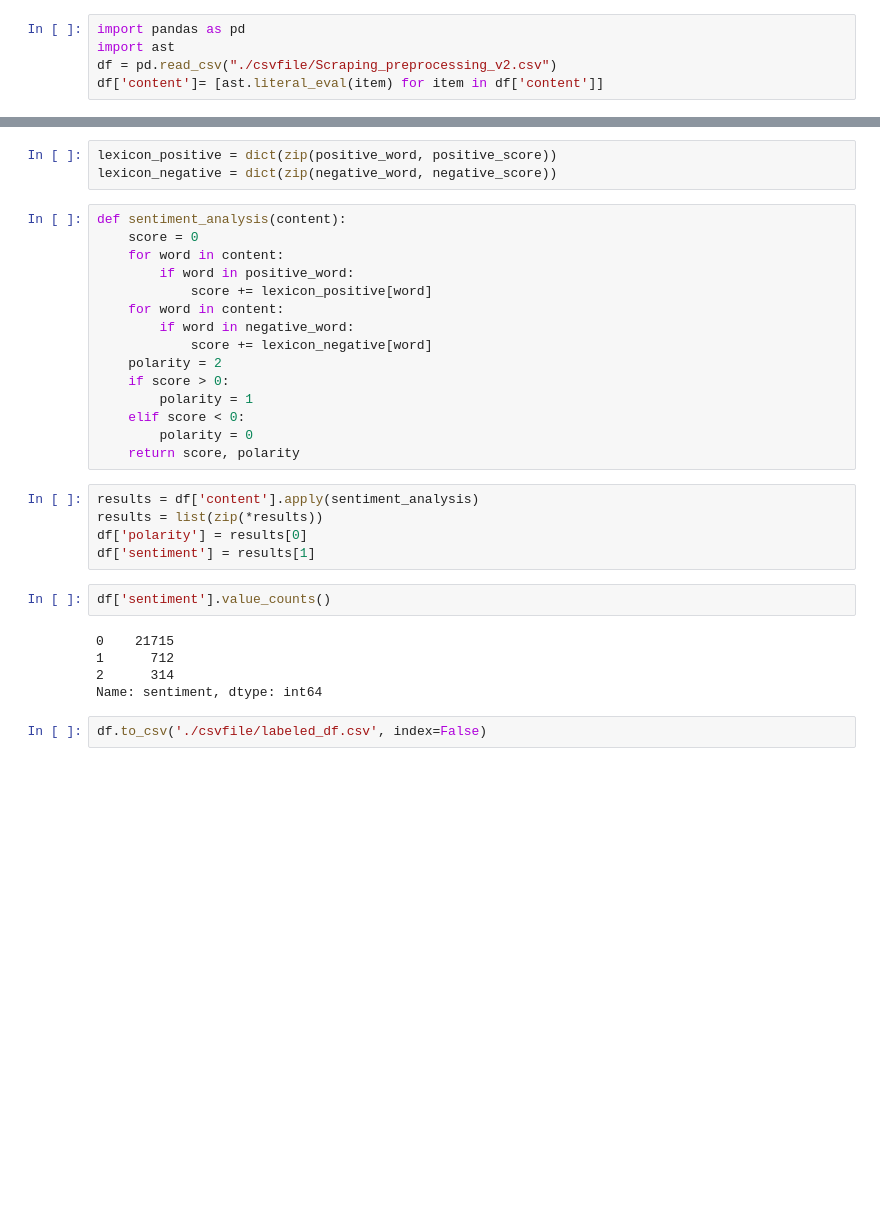
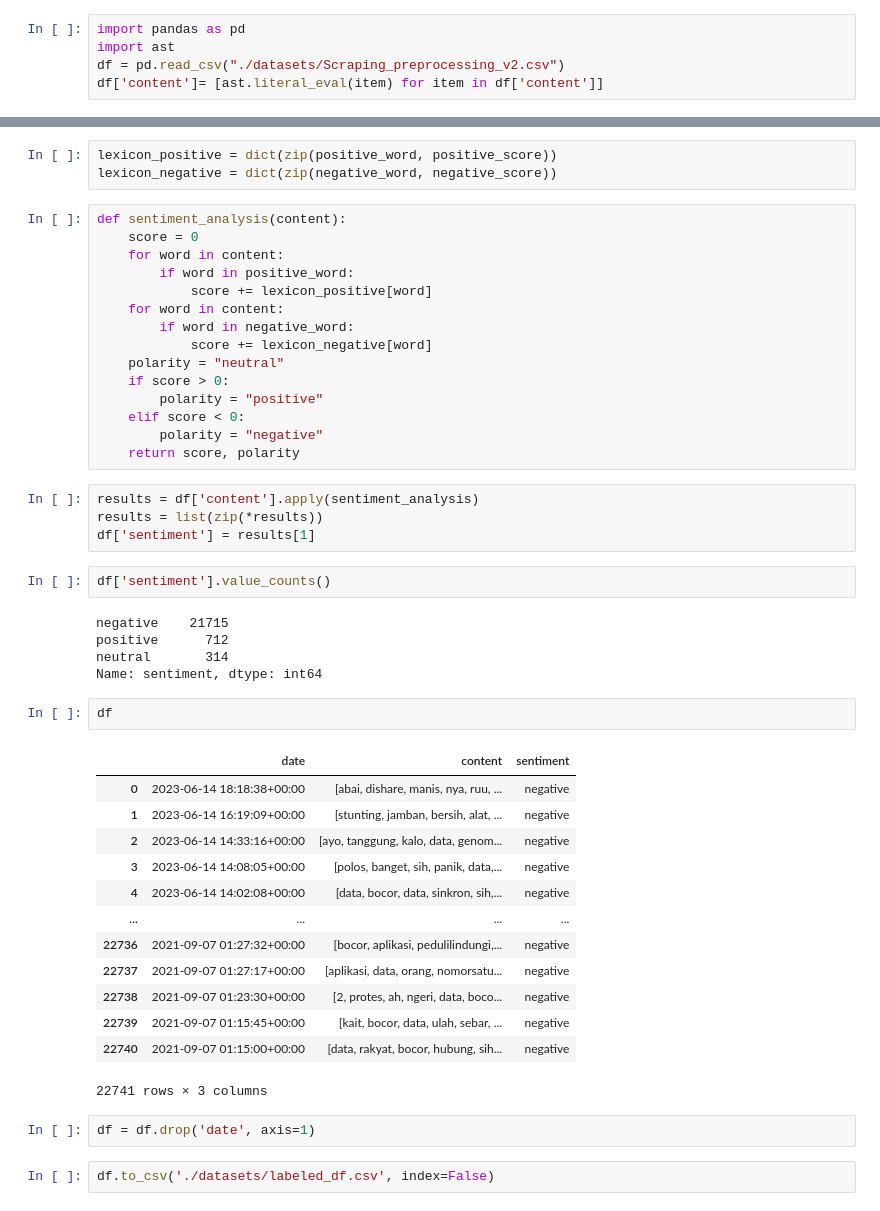
Before and after one commit to lilypon246/nexthope-nlp, a Jupyter notebook: labeling.ipynb, the cells around one changed output, grey strips where cells are left out. Cells and saved outputs as stored; diff of their text form; blank space fills up the shorter version.

```diff
--- a/labeling.ipynb
+++ b/labeling.ipynb
@@ -1,7 +1,7 @@
 # %%
 import pandas as pd
 import ast
-df = pd.read_csv("./csvfile/Scraping_preprocessing_v2.csv")
+df = pd.read_csv("./datasets/Scraping_preprocessing_v2.csv")
 df['content']= [ast.literal_eval(item) for item in df['content']]
 # %%
 positive_dict = pd.read_csv('./kamus/positive.csv')
@@ -24,23 +24,40 @@ def sentiment_analysis(content):
     for word in content:
         if word in negative_word:
             score += lexicon_negative[word]
-    polarity = 2
+    polarity = "neutral"
     if score > 0:
-        polarity = 1
+        polarity = "positive"
     elif score < 0:
-        polarity = 0
+        polarity = "negative"
     return score, polarity
 # %%
 results = df['content'].apply(sentiment_analysis)
 results = list(zip(*results))
-df['polarity'] = results[0]
 df['sentiment'] = results[1]
 # %%
 df['sentiment'].value_counts()
 # %% [output]
-0    21715
-1      712
-2      314
+negative    21715
+positive      712
+neutral       314
 Name: sentiment, dtype: int64
+# %%
+df
+# %% [output]
+|  | date | content | sentiment |
+| 0 | 2023-06-14 18:18:38+00:00 | [abai, dishare, manis, nya, ruu, ... | negative |
+| 1 | 2023-06-14 16:19:09+00:00 | [stunting, jamban, bersih, alat, ... | negative |
+| 2 | 2023-06-14 14:33:16+00:00 | [ayo, tanggung, kalo, data, genom... | negative |
+| 3 | 2023-06-14 14:08:05+00:00 | [polos, banget, sih, panik, data,... | negative |
+| 4 | 2023-06-14 14:02:08+00:00 | [data, bocor, data, sinkron, sih,... | negative |
+| ... | ... | ... | ... |
+| 22736 | 2021-09-07 01:27:32+00:00 | [bocor, aplikasi, pedulilindungi,... | negative |
+| 22737 | 2021-09-07 01:27:17+00:00 | [aplikasi, data, orang, nomorsatu... | negative |
+| 22738 | 2021-09-07 01:23:30+00:00 | [2, protes, ah, ngeri, data, boco... | negative |
+| 22739 | 2021-09-07 01:15:45+00:00 | [kait, bocor, data, ulah, sebar, ... | negative |
+| 22740 | 2021-09-07 01:15:00+00:00 | [data, rakyat, bocor, hubung, sih... | negative |
+22741 rows × 3 columns
+# %%
+df = df.drop('date', axis=1)
 # %%
-df.to_csv('./csvfile/labeled_df.csv', index=False)
+df.to_csv('./datasets/labeled_df.csv', index=False)
```
Also changed, not shown: 20 other files.
